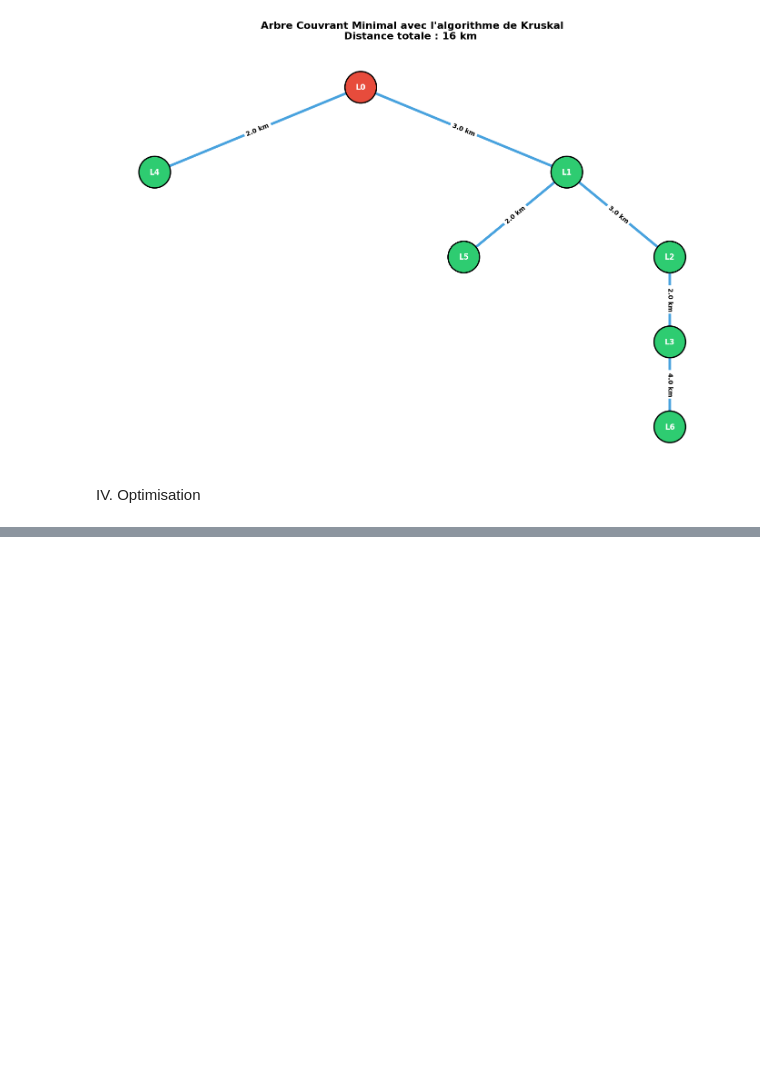
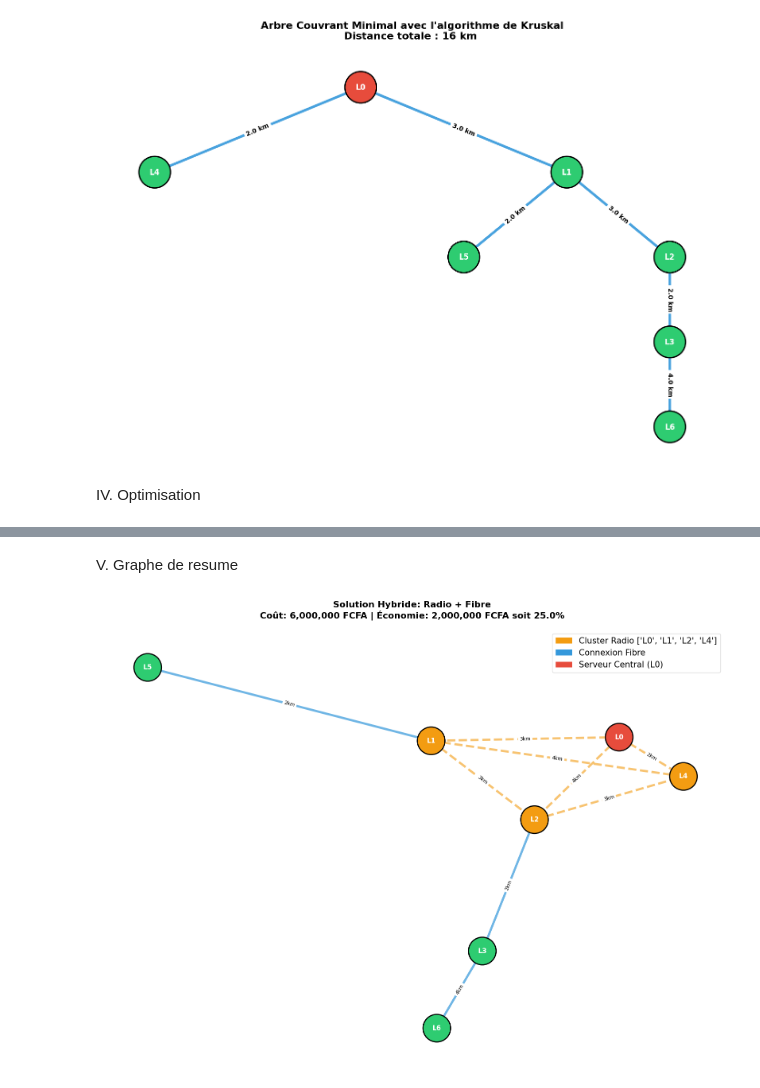
Before and after one commit to Bassana07/devoir-theorie-graphe-s5, a Jupyter notebook: Devoir theorie des graphes groupe 11.ipynb, the cells around one changed output, grey strips where cells are left out. Cells and saved outputs as stored; diff of their text form; code cells hidden in the pictures; blank space fills up the shorter version.

```diff
--- a/Devoir theorie des graphes groupe 11.ipynb
+++ b/Devoir theorie des graphes groupe 11.ipynb
@@ -318,0 +385,76 @@ Contrainte: Lycées à moins de 5 km du serveur L0
+# %% [markdown]
+V. Graphe de resume
+# %%
+# Créer le graphe hybride
+G_hybride = nx.Graph()
+for node in labels:
+    G_hybride.add_node(node)
+
+# Ajouter les connexions radio (toutes les paires du cluster)
+for i, u in enumerate(cluster_radio):
+    for v in cluster_radio[i+1:]:
+        idx1, idx2 = labels.index(u), labels.index(v)
+        dist = distance_matrix[idx1][idx2]
+        G_hybride.add_edge(u, v, weight=dist, type='radio')
+
+# Ajouter les connexions fibre
+for u, v, d in edges_fibre_kept:
+    G_hybride.add_edge(u, v, weight=d, type='fibre')
+
+# Visualisation de la solution hybride
+fig, ax = plt.subplots(figsize=(16, 12))
+pos_hybride = nx.spring_layout(
+    G_hybride,
+    seed=42,
+    k=6,
+    iterations=300
+)
+
+# Dessiner les arêtes radio (en orange/jaune)
+radio_edges = [(u, v) for u, v, d in G_hybride.edges(data=True) if d.get('type') == 'radio']
+nx.draw_networkx_edges(G_hybride, pos_hybride, edgelist=radio_edges,
+                       width=4, alpha=0.6, edge_color='#f39c12', style='dashed',
+                       label='Radio')
+# Dessiner les arêtes fibre (en bleu)
+fibre_edges = [(u, v) for u, v, d in G_hybride.edges(data=True) if d.get('type') == 'fibre']
+nx.draw_networkx_edges(G_hybride, pos_hybride, edgelist=fibre_edges,
+                       width=4, alpha=0.7, edge_color='#3498db',
+                       label='Fibre')
+
+# Dessiner les nœuds
+node_colors = []
+for n in G_hybride.nodes():
+    if n == 'L0':
+        node_colors.append('#e74c3c')  # Rouge pour serveur
+    elif n in cluster_radio:
+        node_colors.append('#f39c12')  # Orange pour cluster radio
+    else:
+        node_colors.append('#2ecc71')  # Vert pour fibre uniquement
+
+nx.draw_networkx_nodes(G_hybride, pos_hybride, node_size=2500,
+                       node_color=node_colors, edgecolors='black', linewidths=2)
+nx.draw_networkx_labels(G_hybride, pos_hybride, font_size=12, font_weight='bold', font_color='white')
+
+# Labels des arêtes
+edge_labels_hybride = {}
+for u, v, data in G_hybride.edges(data=True):
+    edge_labels_hybride[(u, v)] = f"{data['weight']}km"
+
+nx.draw_networkx_edge_labels(G_hybride, pos_hybride, edge_labels_hybride, font_size=9)
+
+# Légende
+from matplotlib.patches import Patch
+legend_elements = [
+    Patch(facecolor='#f39c12', label=f'Cluster Radio {cluster_radio}'),
+    Patch(facecolor='#3498db', label='Connexion Fibre'),
+    Patch(facecolor='#e74c3c', label='Serveur Central (L0)')
+]
+plt.legend(handles=legend_elements, loc='upper right', fontsize=15)
+
+plt.title(f"Solution Hybride: Radio + Fibre\nCoût: {cout_total_hybride:,} FCFA | Économie: {economie:,} FCFA soit {economie_pct:.1f}%",
+          fontsize=16, fontweight='bold', pad=20)
+plt.axis('off')
+plt.tight_layout()
+plt.show()
+# %% [output]
+[figure, added]
```
Also changed, not shown: parts of 7 cells of this notebook.
